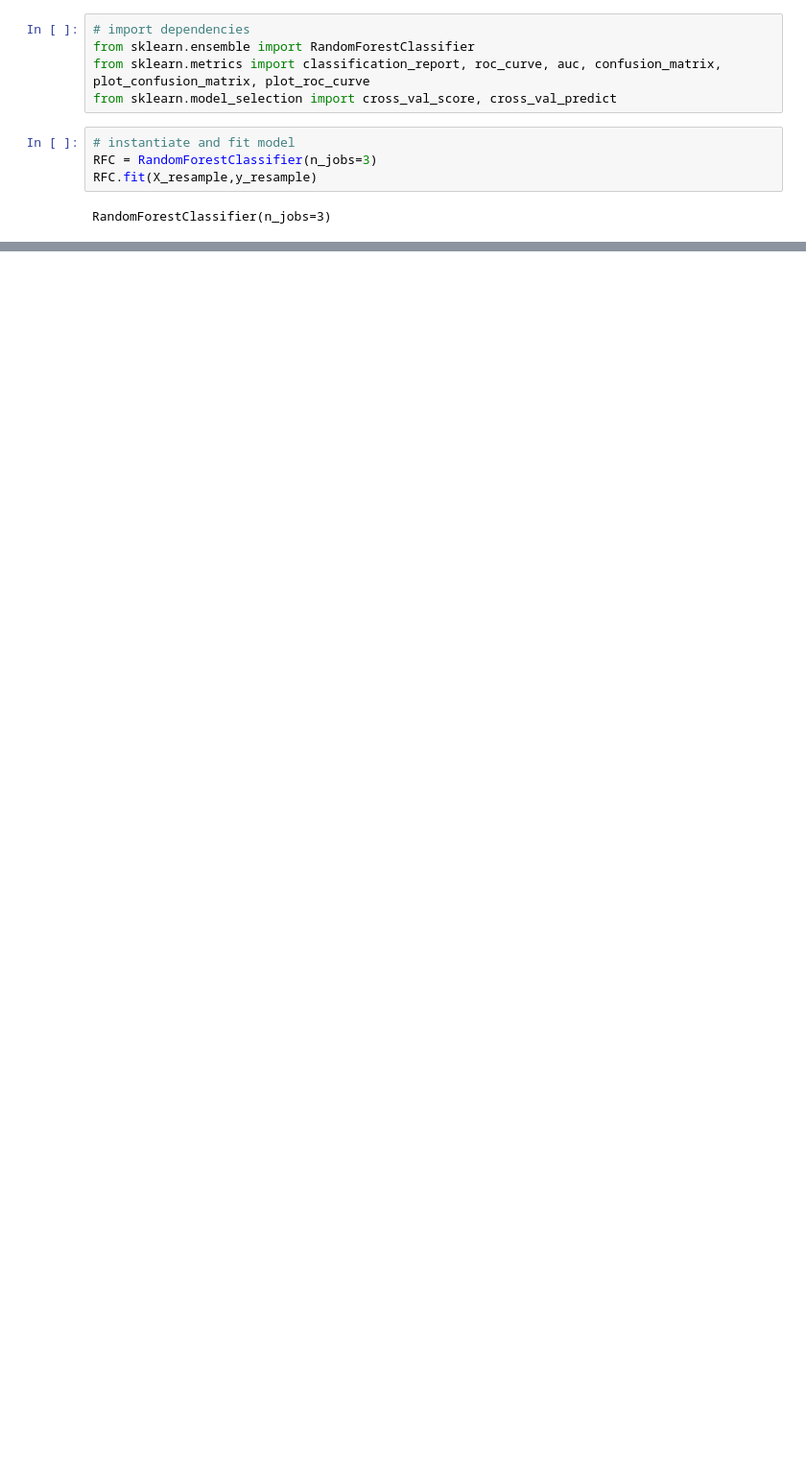
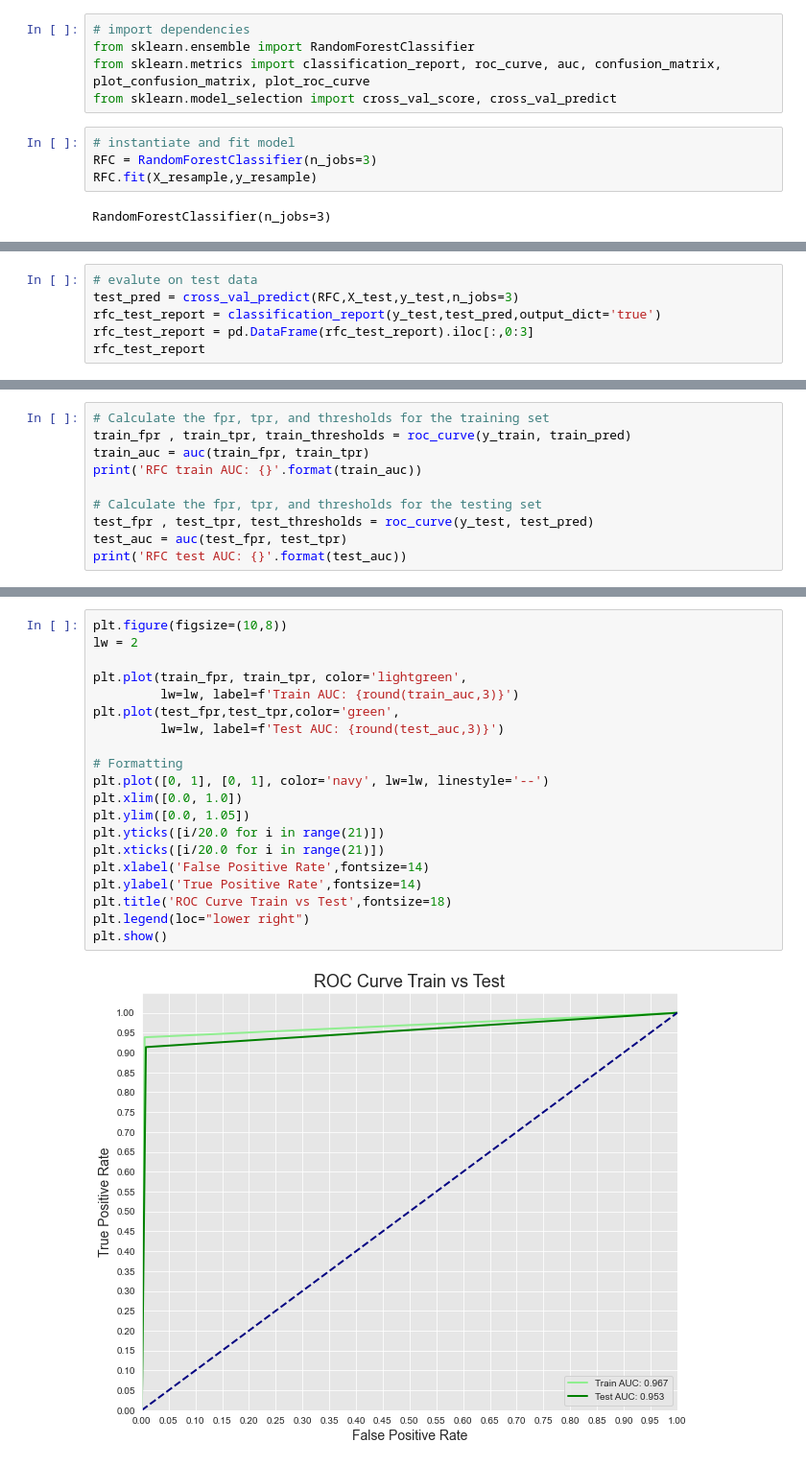
Before and after one commit to Zeth-Abney/Flatiron-school, a Jupyter notebook: phase-3/PROJECT/student.ipynb, the cells around one changed output, grey strips where cells are left out. Shown at 96% size. Drawn from its saved outputs; the diff is of its cells as text; blank space fills up the shorter version.

```diff
--- a/phase-3/PROJECT/student.ipynb
+++ b/phase-3/PROJECT/student.ipynb
@@ -343,0 +337,6 @@ plt.show()
+# %%
+# evalute on test data
+test_pred = cross_val_predict(RFC,X_test,y_test,n_jobs=3)
+rfc_test_report = classification_report(y_test,test_pred,output_dict='true')
+rfc_test_report = pd.DataFrame(rfc_test_report).iloc[:,0:3]
+rfc_test_report
@@ -343,0 +363,10 @@ plt.show()
+# %%
+# Calculate the fpr, tpr, and thresholds for the training set
+train_fpr , train_tpr, train_thresholds = roc_curve(y_train, train_pred)
+train_auc = auc(train_fpr, train_tpr)
+print('RFC train AUC: {}'.format(train_auc))
+
+# Calculate the fpr, tpr, and thresholds for the testing set
+test_fpr , test_tpr, test_thresholds = roc_curve(y_test, test_pred)
+test_auc = auc(test_fpr, test_tpr)
+print('RFC test AUC: {}'.format(test_auc))
@@ -343,0 +376,22 @@ plt.show()
+# %%
+plt.figure(figsize=(10,8))
+lw = 2
+
+plt.plot(train_fpr, train_tpr, color='lightgreen',
+         lw=lw, label=f'Train AUC: {round(train_auc,3)}')
+plt.plot(test_fpr,test_tpr,color='green',
+         lw=lw, label=f'Test AUC: {round(test_auc,3)}')
+
+# Formatting
+plt.plot([0, 1], [0, 1], color='navy', lw=lw, linestyle='--')
+plt.xlim([0.0, 1.0])
+plt.ylim([0.0, 1.05])
+plt.yticks([i/20.0 for i in range(21)])
+plt.xticks([i/20.0 for i in range(21)])
+plt.xlabel('False Positive Rate',fontsize=14)
+plt.ylabel('True Positive Rate',fontsize=14)
+plt.title('ROC Curve Train vs Test',fontsize=18)
+plt.legend(loc="lower right")
+plt.show()
+# %% [output]
+[figure, added]
```
Also changed, not shown: parts of 32 cells of this notebook, 2 other files.
